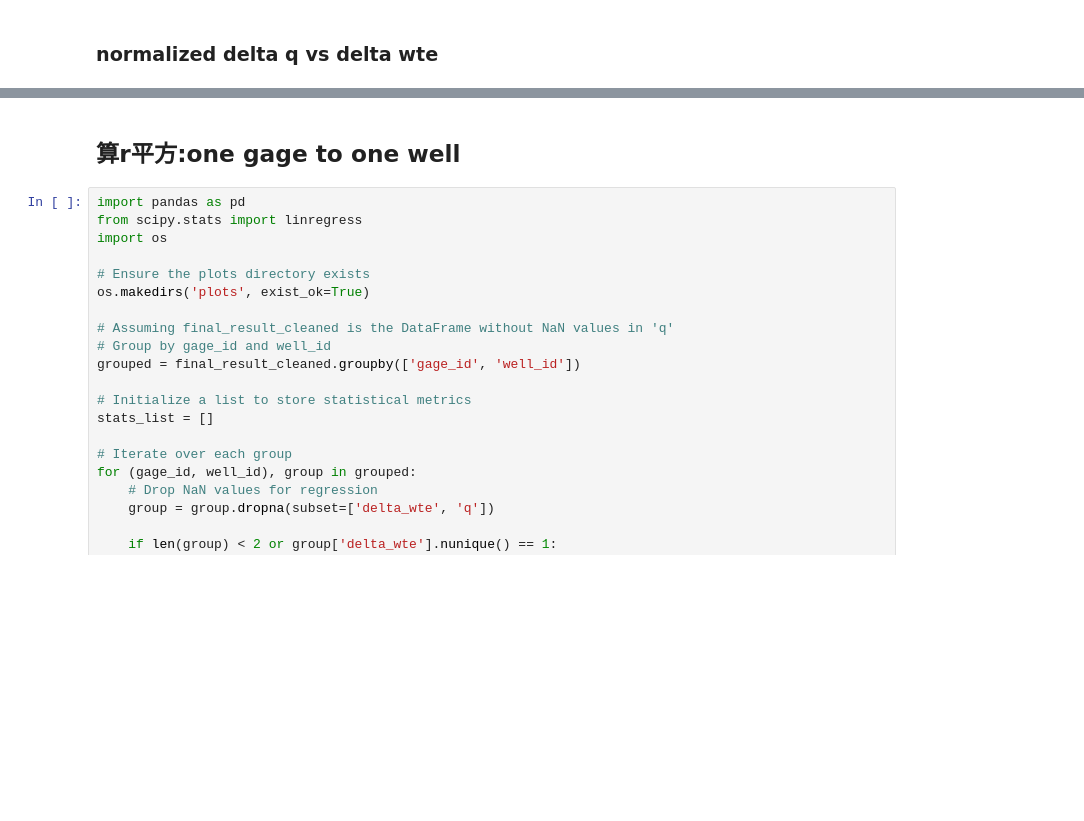
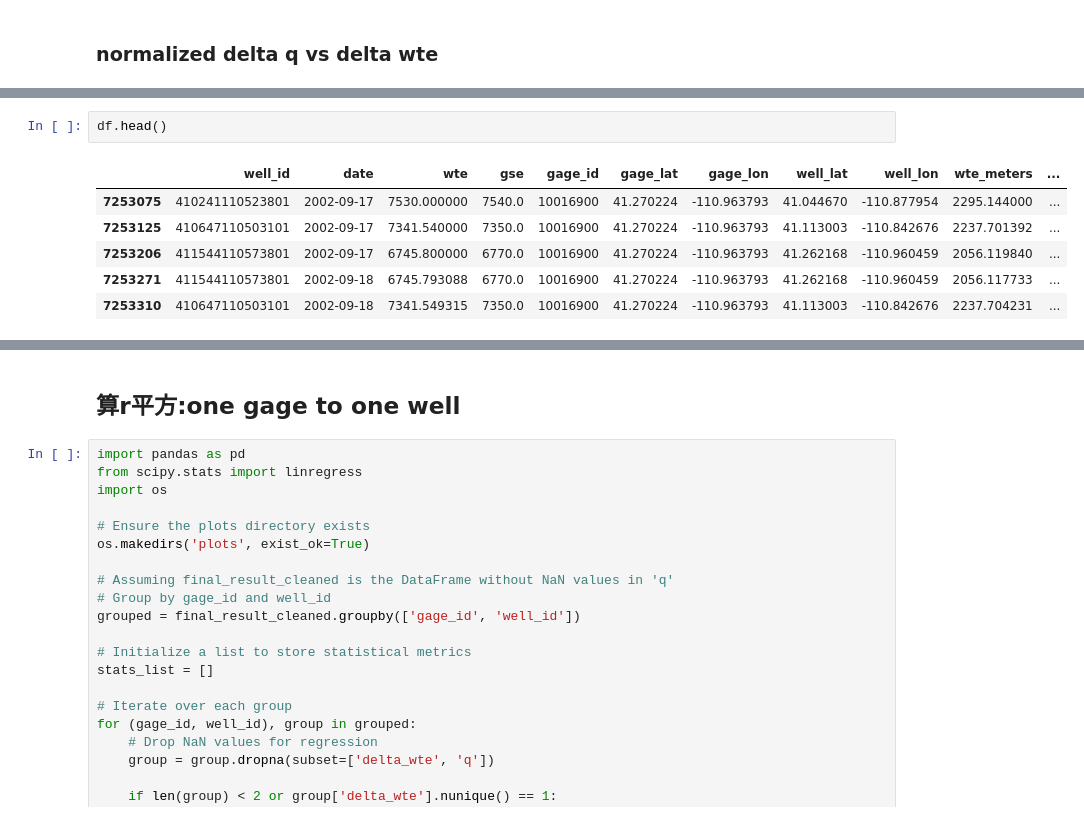
Before and after one commit to xueyil9/gslb_local_running, a Jupyter notebook: plot_delta_base_bfd_1.ipynb, the cells around one changed output, grey strips where cells are left out. Saved outputs shown, nothing was run; the diff lists cells and outputs as text; blank space fills up the shorter version.

```diff
--- a/plot_delta_base_bfd_1.ipynb
+++ b/plot_delta_base_bfd_1.ipynb
@@ -707,0 +518,9 @@ Percentage of ref gages with a positive slope: nan%
+# %%
+df.head()
+# %% [output]
+|  | well_id | date | wte | gse | gage_id | gage_lat | gage_lon | well_lat | well_lon | wte_meters | ... |
+| 7253075 | 410241110523801 | 2002-09-17 | 7530.000000 | 7540.0 | 10016900 | 41.270224 | -110.963793 | 41.044670 | -110.877954 | 2295.144000 | ... |
+| 7253125 | 410647110503101 | 2002-09-17 | 7341.540000 | 7350.0 | 10016900 | 41.270224 | -110.963793 | 41.113003 | -110.842676 | 2237.701392 | ... |
+| 7253206 | 411544110573801 | 2002-09-17 | 6745.800000 | 6770.0 | 10016900 | 41.270224 | -110.963793 | 41.262168 | -110.960459 | 2056.119840 | ... |
+| 7253271 | 411544110573801 | 2002-09-18 | 6745.793088 | 6770.0 | 10016900 | 41.270224 | -110.963793 | 41.262168 | -110.960459 | 2056.117733 | ... |
+| 7253310 | 410647110503101 | 2002-09-18 | 7341.549315 | 7350.0 | 10016900 | 41.270224 | -110.963793 | 41.113003 | -110.842676 | 2237.704231 | ... |
```
Also changed, not shown: parts of 65 cells of this notebook.
